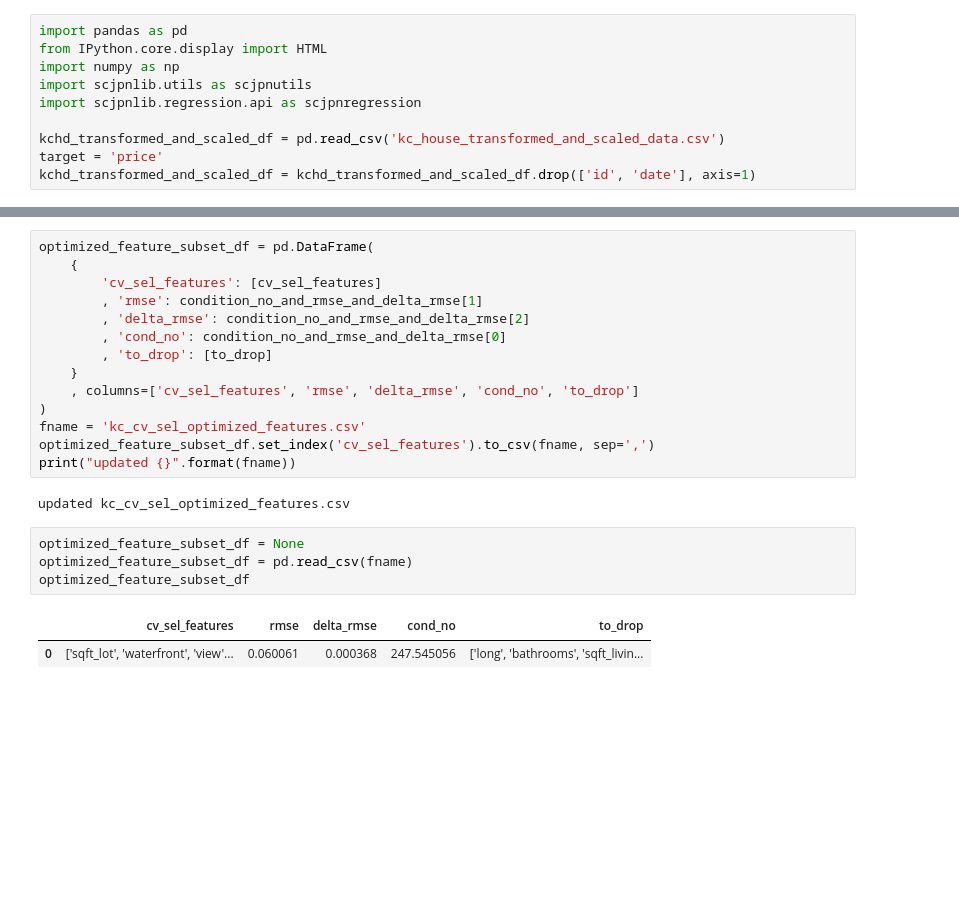
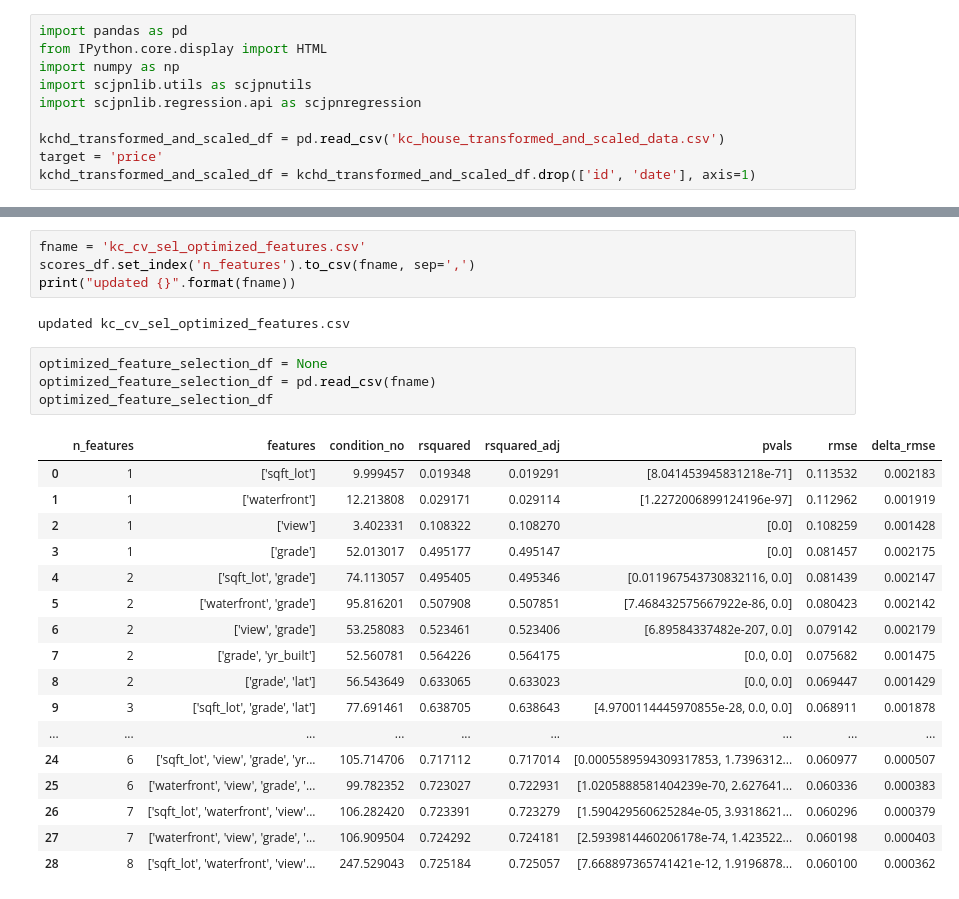
Before and after one commit to sacontreras/dsc-mod1-project, a Jupyter notebook: CrossValFeatureSelection.ipynb, the cells around one changed output, grey strips where cells are left out. Saved outputs shown, nothing was run; the diff lists cells and outputs as text; blank space fills up the shorter version.

Commit message:
refactored cv_select

```diff
--- a/CrossValFeatureSelection.ipynb
+++ b/CrossValFeatureSelection.ipynb
@@ -47,23 +64,28 @@ new best condition_no__and__rmse__and__delta_rmse score: (21.600415377381886, 0.
-# %%
-optimized_feature_subset_df = pd.DataFrame(
-    {
-        'cv_sel_features': [cv_sel_features]
-        , 'rmse': condition_no_and_rmse_and_delta_rmse[1]
-        , 'delta_rmse': condition_no_and_rmse_and_delta_rmse[2]
-        , 'cond_no': condition_no_and_rmse_and_delta_rmse[0]
-        , 'to_drop': [to_drop]
-    }
-    , columns=['cv_sel_features', 'rmse', 'delta_rmse', 'cond_no', 'to_drop']
-)
-fname = 'kc_cv_sel_optimized_features.csv'
-optimized_feature_subset_df.set_index('cv_sel_features').to_csv(fname, sep=',')
-print("updated {}".format(fname))
-# %% [output]
-updated kc_cv_sel_optimized_features.csv
+# %%
+fname = 'kc_cv_sel_optimized_features.csv'
+scores_df.set_index('n_features').to_csv(fname, sep=',')
+print("updated {}".format(fname))
+# %% [output]
+updated kc_cv_sel_optimized_features.csv
 # %%
-optimized_feature_subset_df = None
-optimized_feature_subset_df = pd.read_csv(fname)
-optimized_feature_subset_df
+optimized_feature_selection_df = None
+optimized_feature_selection_df = pd.read_csv(fname)
+optimized_feature_selection_df
 # %% [output]
-|  | cv_sel_features | rmse | delta_rmse | cond_no | to_drop |
-| 0 | ['sqft_lot', 'waterfront', 'view'... | 0.060061 | 0.000368 | 247.545056 | ['long', 'bathrooms', 'sqft_livin... |
+|  | n_features | features | condition_no | rsquared | rsquared_adj | pvals | rmse | delta_rmse |
+| 0 | 1 | ['sqft_lot'] | 9.999457 | 0.019348 | 0.019291 | [8.041453945831218e-71] | 0.113532 | 0.002183 |
+| 1 | 1 | ['waterfront'] | 12.213808 | 0.029171 | 0.029114 | [1.2272006899124196e-97] | 0.112962 | 0.001919 |
+| 2 | 1 | ['view'] | 3.402331 | 0.108322 | 0.108270 | [0.0] | 0.108259 | 0.001428 |
+| 3 | 1 | ['grade'] | 52.013017 | 0.495177 | 0.495147 | [0.0] | 0.081457 | 0.002175 |
+| 4 | 2 | ['sqft_lot', 'grade'] | 74.113057 | 0.495405 | 0.495346 | [0.011967543730832116, 0.0] | 0.081439 | 0.002147 |
+| 5 | 2 | ['waterfront', 'grade'] | 95.816201 | 0.507908 | 0.507851 | [7.468432575667922e-86, 0.0] | 0.080423 | 0.002142 |
+| 6 | 2 | ['view', 'grade'] | 53.258083 | 0.523461 | 0.523406 | [6.89584337482e-207, 0.0] | 0.079142 | 0.002179 |
+| 7 | 2 | ['grade', 'yr_built'] | 52.560781 | 0.564226 | 0.564175 | [0.0, 0.0] | 0.075682 | 0.001475 |
+| 8 | 2 | ['grade', 'lat'] | 56.543649 | 0.633065 | 0.633023 | [0.0, 0.0] | 0.069447 | 0.001429 |
+| 9 | 3 | ['sqft_lot', 'grade', 'lat'] | 77.691461 | 0.638705 | 0.638643 | [4.9700114445970855e-28, 0.0, 0.0] | 0.068911 | 0.001878 |
+| ... | ... | ... | ... | ... | ... | ... | ... | ... |
+| 24 | 6 | ['sqft_lot', 'view', 'grade', 'yr... | 105.714706 | 0.717112 | 0.717014 | [0.0005589594309317853, 1.7396312... | 0.060977 | 0.000507 |
+| 25 | 6 | ['waterfront', 'view', 'grade', '... | 99.782352 | 0.723027 | 0.722931 | [1.0205888581404239e-70, 2.627641... | 0.060336 | 0.000383 |
+| 26 | 7 | ['sqft_lot', 'waterfront', 'view'... | 106.282420 | 0.723391 | 0.723279 | [1.590429560625284e-05, 3.9318621... | 0.060296 | 0.000379 |
+| 27 | 7 | ['waterfront', 'view', 'grade', '... | 106.909504 | 0.724292 | 0.724181 | [2.5939814460206178e-74, 1.423522... | 0.060198 | 0.000403 |
+| 28 | 8 | ['sqft_lot', 'waterfront', 'view'... | 247.529043 | 0.725184 | 0.725057 | [7.668897365741421e-12, 1.9196878... | 0.060100 | 0.000362 |
```
Also changed, not shown: parts of 1 cell of this notebook, 4 other files.
